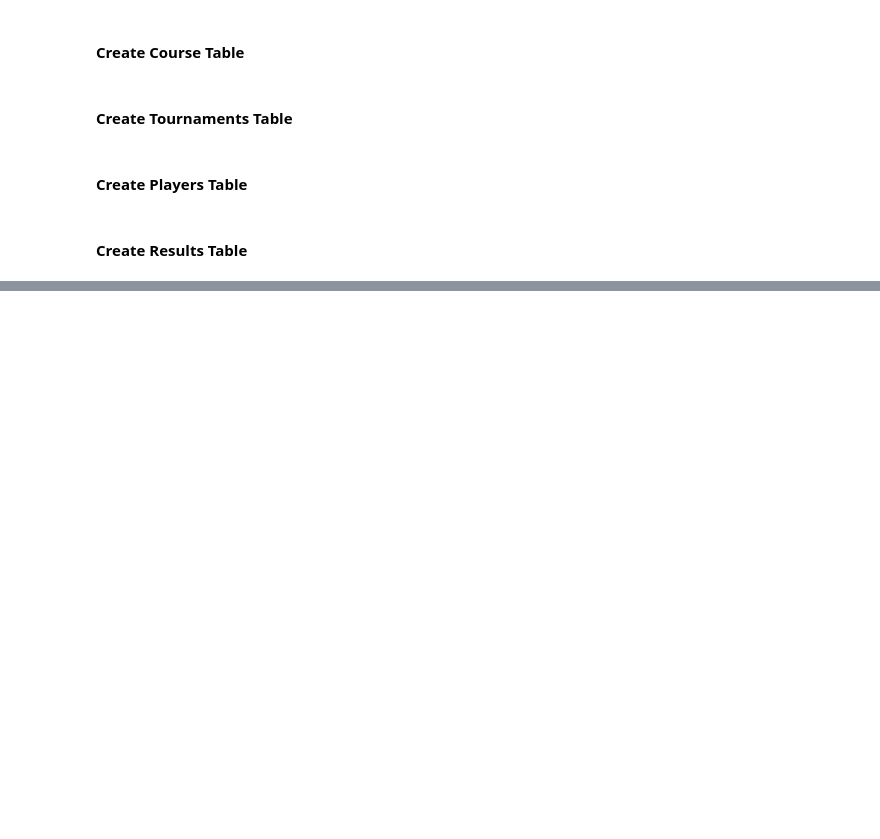
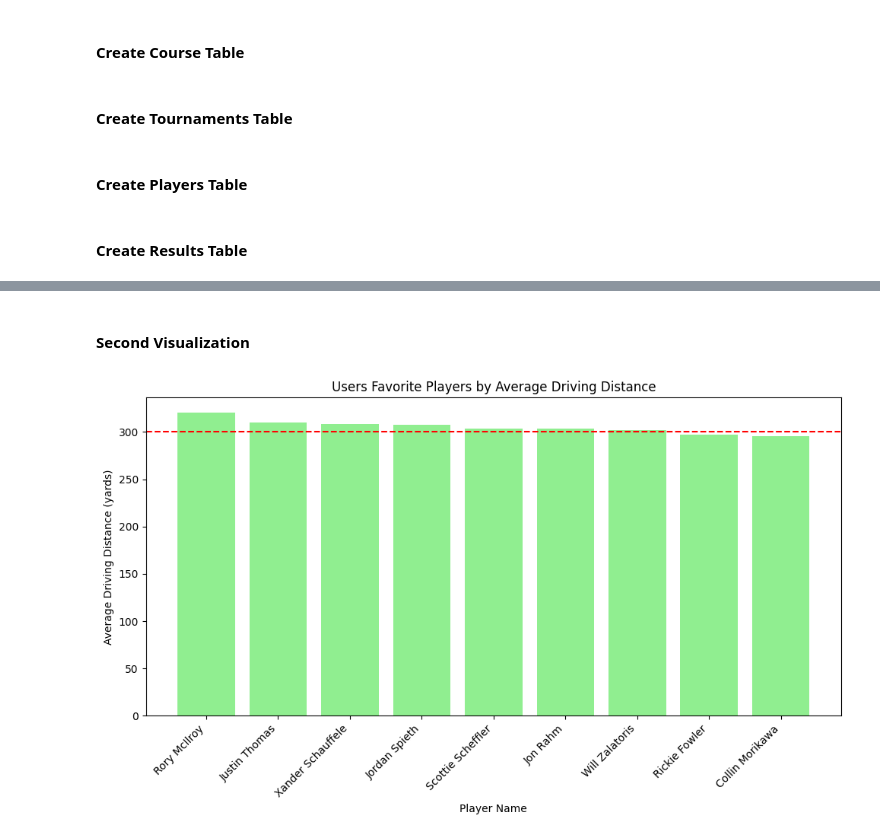
Before and after one commit to ochss/pga_tour_db, a Jupyter notebook: database.ipynb, the cells around one changed output, grey strips where cells are left out. Cells and saved outputs as stored; diff of their text form; code cells hidden in the pictures; blank space fills up the shorter version.

```diff
--- a/database.ipynb
+++ b/database.ipynb
@@ -917,0 +1062,32 @@ INSERT INTO "sg_total" ("rank", "player", "avg", "total_sg_t", "total_sg_t2g", "
+# %% [markdown]
+#### Second Visualization
+# %%
+# get the users favorite players and their driving distance
+df = pd.read_sql_query("""
+    WITH driving_distance_avg AS (
+        SELECT player_id, AVG(avg) AS avg
+        FROM driving_distance
+        GROUP BY player_id
+    )
+    SELECT players.name, driving_distance_avg.avg, favorites.rating
+    FROM favorites
+    INNER JOIN players ON favorites.player_id = players.id
+    INNER JOIN users ON favorites.user_id = users.id
+    INNER JOIN driving_distance_avg ON favorites.player_id = driving_distance_avg.player_id
+    WHERE users.username = 'sam'
+    AND favorites.rating <= 4
+    ORDER BY driving_distance_avg.avg DESC
+""", conn)
+
+# create a bar chart of those players
+plt.figure(figsize=(10, 6))
+plt.bar(df['name'], df['avg'], color='lightgreen')
+plt.xlabel('Player Name')
+plt.ylabel('Average Driving Distance (yards)')
+plt.title('Users Favorite Players by Average Driving Distance')
+plt.xticks(rotation=45, ha='right')
+plt.axhline(y=300, color='red', linestyle='--', label='300 yards')
+plt.tight_layout()
+plt.show()
+# %% [output]
+[figure, added]
```
Also changed, not shown: parts of 29 cells of this notebook, 2 other files.
